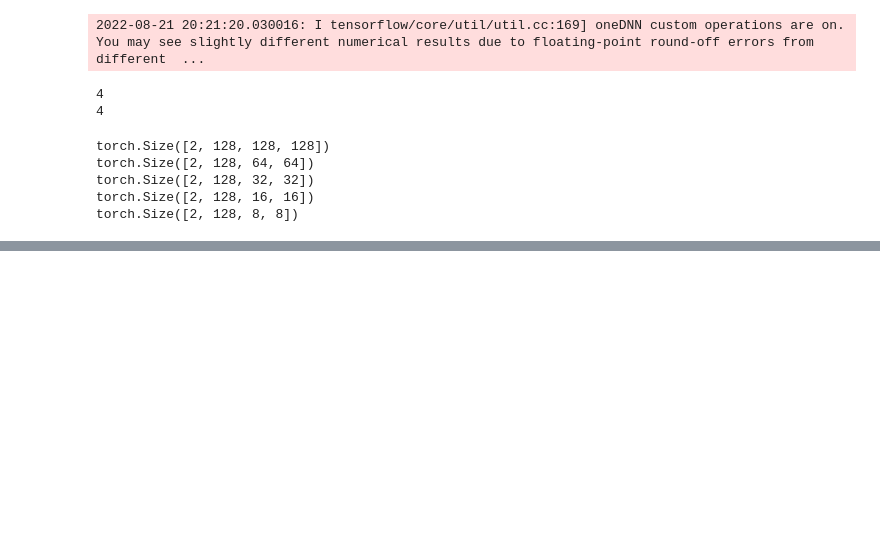
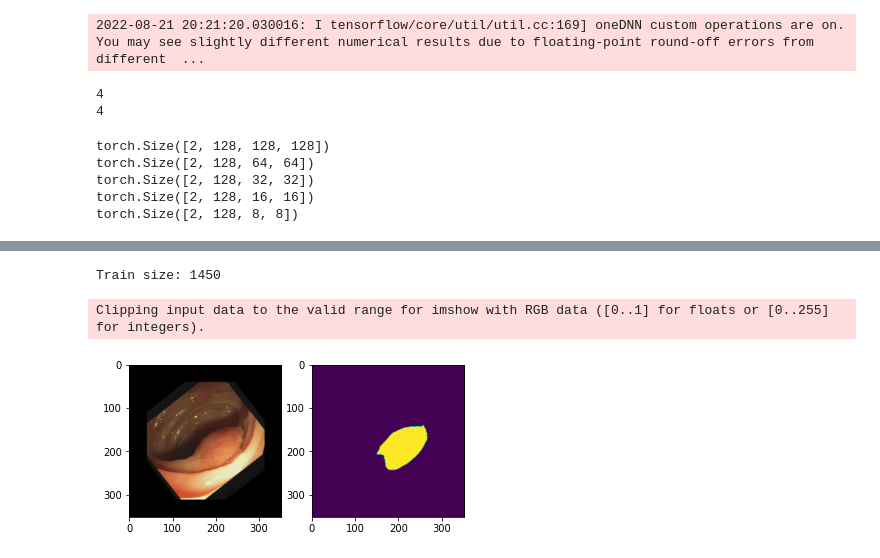
Before and after one commit to main-2983/sun-polyp, a Jupyter notebook: seg_uperv6(1)(1).ipynb, the cells around one changed output, grey strips where cells are left out. Drawn from its saved outputs; the diff is of its cells as text; code cells hidden in the pictures; blank space fills up the shorter version.

```diff
--- a/seg_uperv6(1)(1).ipynb
+++ b/seg_uperv6(1)(1).ipynb
@@ -110,0 +198,14 @@ torch.Size([2, 128, 8, 8])
+# %%
+
+
+train_dataset = ActiveDataset(
+    f_images,
+    f_masks,
+    trainsize=trainsize,
+    transform=train_transform
+)
+
+
+print(f"Train size: {len(train_dataset)}")
+# %% [output]
+Train size: 1450
@@ -110,0 +214,33 @@ torch.Size([2, 128, 8, 8])
+# %%
+class UnNormalize(object):
+    def __init__(self, mean, std):
+        self.mean = mean
+        self.std = std
+
+    def __call__(self, tensor):
+        """
+        Args:
+            tensor (Tensor): Tensor image of size (C, H, W) to be normalized.
+        Returns:
+            Tensor: Normalized image.
+        """
+        for t, m, s in zip(tensor, self.mean, self.std):
+            t.mul_(s).add_(m)
+            # The normalize code -> t.sub_(m).div_(s)
+        return tensor
+
+unorm = UnNormalize(mean=(0.485, 0.456, 0.406), std=(0.229, 0.224, 0.225))
+# %%
+# lets look at some samples
+from matplotlib import pyplot as plt
+sample = train_dataset[10]
+
+
+plt.subplot(1,2,1)
+plt.imshow(unorm(sample["image"]).permute(1, 2, 0)) # for visualization we have to permute back to HWC
+plt.subplot(1,2,2)
+plt.imshow(sample["mask"].squeeze())  # for visualization we have to remove 3rd dimension of mask
+plt.show()
+# %% [output]
+Clipping input data to the valid range for imshow with RGB data ([0..1] for floats or [0..255] for integers).
+[figure, added]
```
Also changed, not shown: parts of 4 cells of this notebook, 4 other files.
